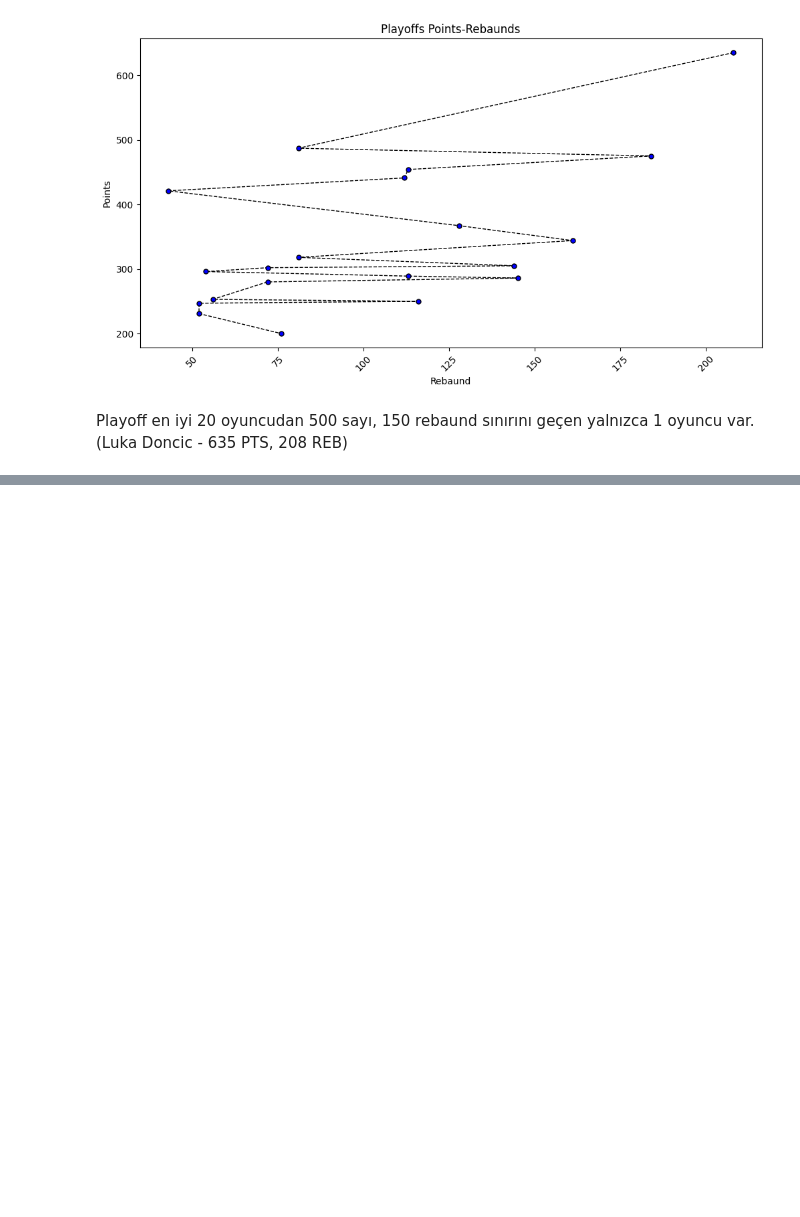
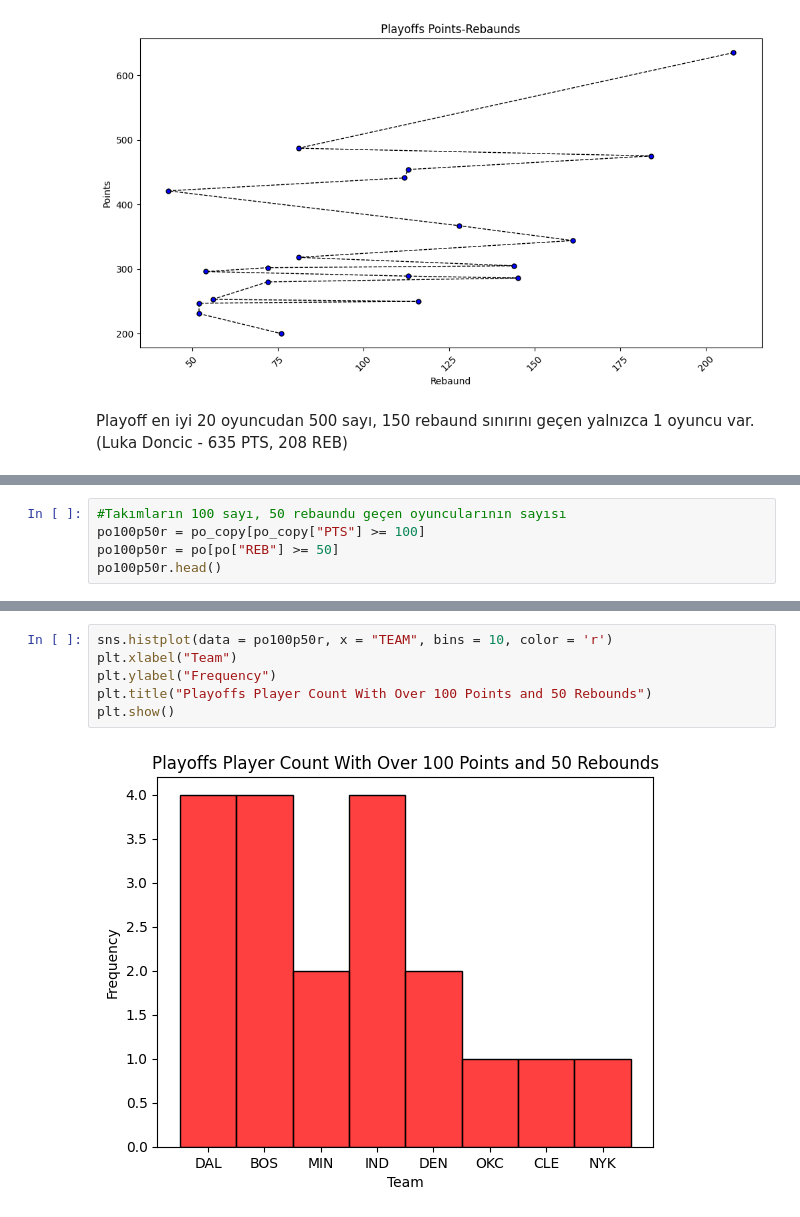
Before and after one commit to alperbozoglu/NBA_DataVisualization, a Jupyter notebook: NBA.ipynb, the cells around one changed output, grey strips where cells are left out. Cells and saved outputs as stored; diff of their text form; blank space fills up the shorter version.

```diff
--- a/NBA.ipynb
+++ b/NBA.ipynb
@@ -284,0 +298,5 @@ Playoff en iyi 20 oyuncudan 500 sayı, 150 rebaund sınırını geçen yalnızca
+# %%
+#Takımların 100 sayı, 50 rebaundu geçen oyuncularının sayısı
+po100p50r = po_copy[po_copy["PTS"] >= 100]
+po100p50r = po[po["REB"] >= 50]
+po100p50r.head()
@@ -284,0 +311,8 @@ Playoff en iyi 20 oyuncudan 500 sayı, 150 rebaund sınırını geçen yalnızca
+# %%
+sns.histplot(data = po100p50r, x = "TEAM", bins = 10, color = 'r')
+plt.xlabel("Team")
+plt.ylabel("Frequency")
+plt.title("Playoffs Player Count With Over 100 Points and 50 Rebounds")
+plt.show()
+# %% [output]
+[figure, added]
```
Also changed, not shown: parts of 3 cells of this notebook.
